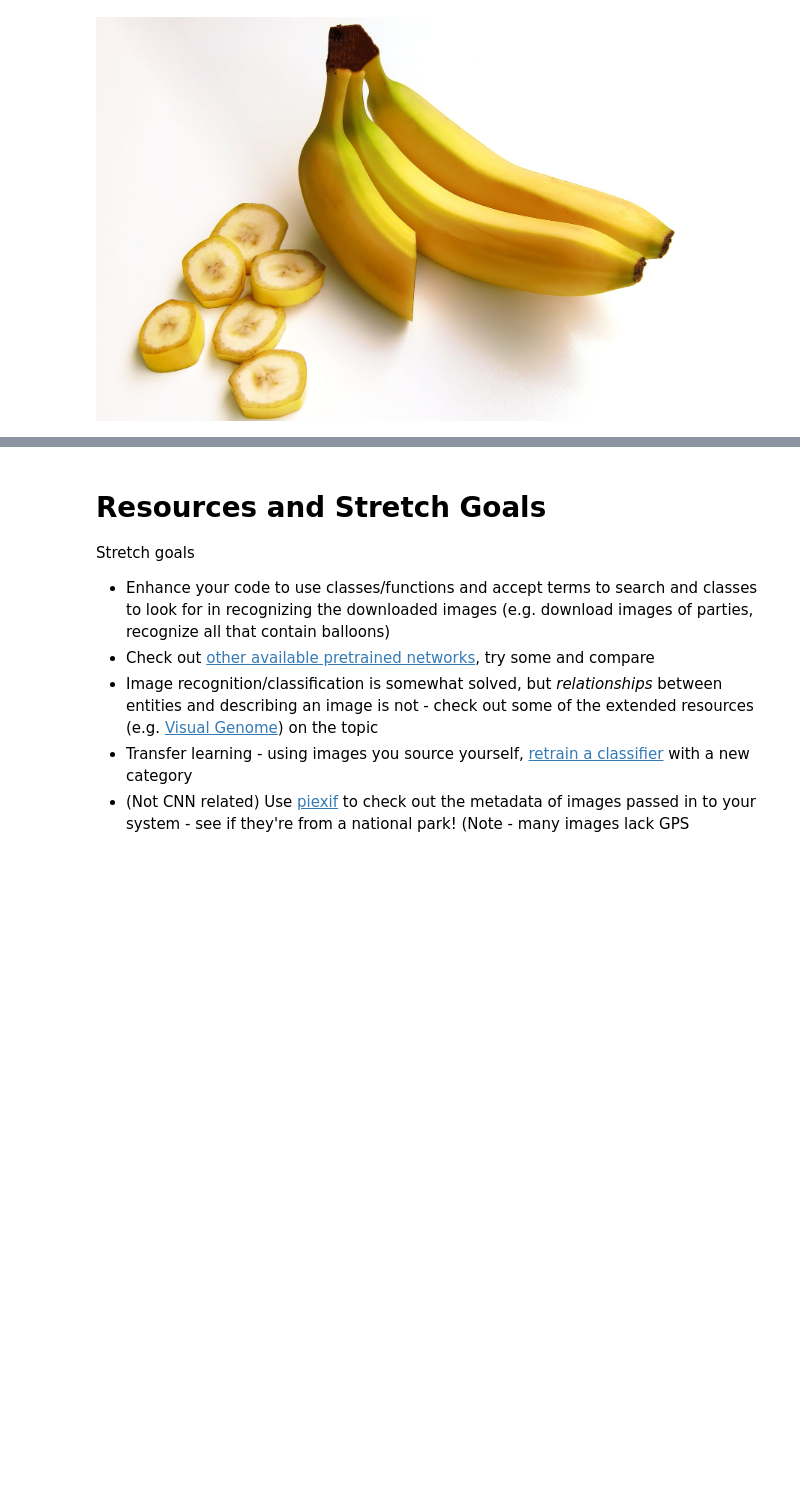
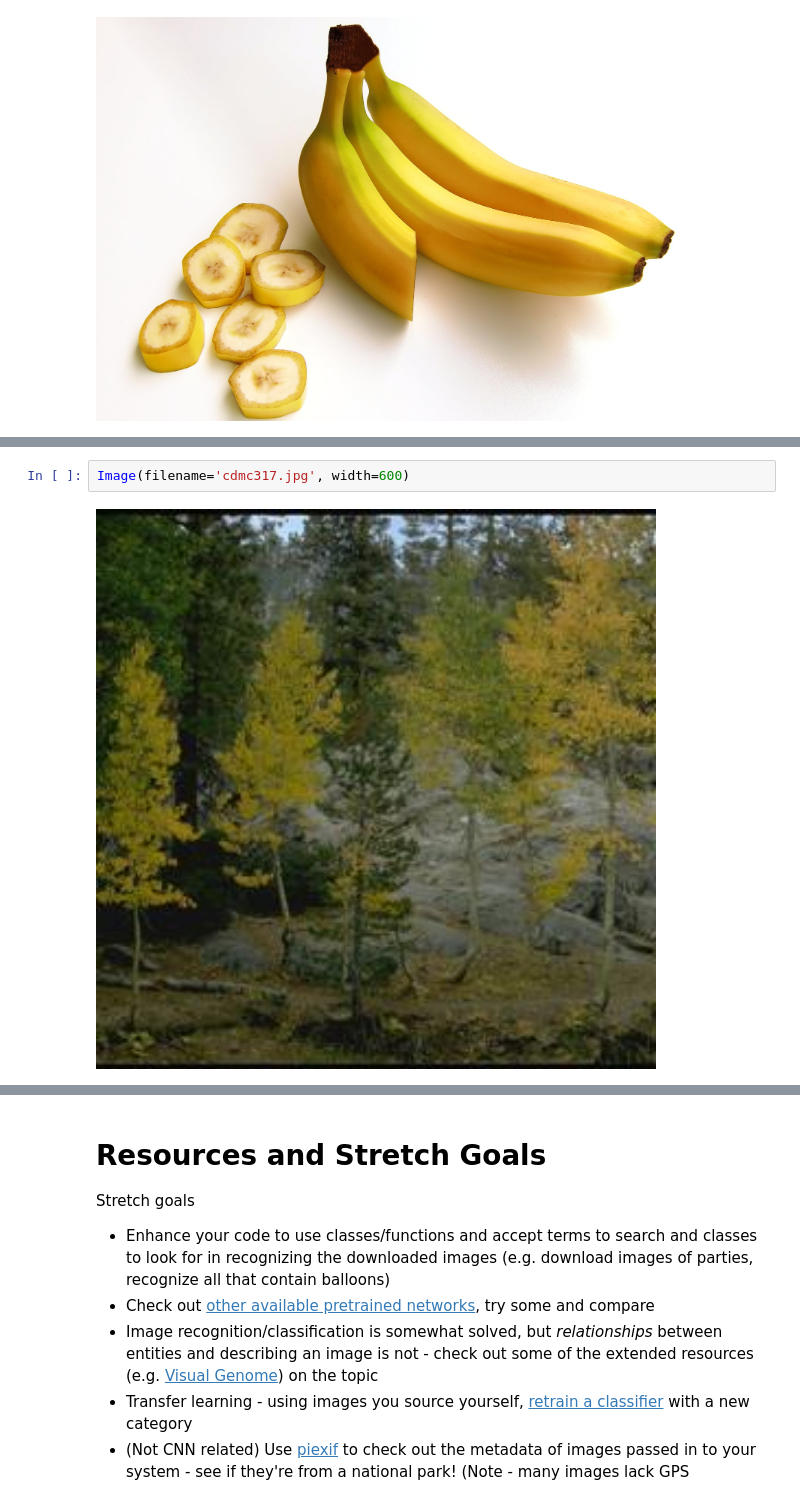
Before and after one commit to John-G-Thomas/DS-Unit-4-Sprint-3-Deep-Learning, a Jupyter notebook: module2-convolutional-neural-networks/LS_DS_432_Convolution_Neural_Networks_Assignment.ipynb, the cells around one changed output, grey strips where cells are left out. Drawn from its saved outputs; the diff is of its cells as text; blank space fills up the shorter version.

```diff
--- a/module2-convolutional-neural-networks/LS_DS_432_Convolution_Neural_Networks_Assignment.ipynb
+++ b/module2-convolutional-neural-networks/LS_DS_432_Convolution_Neural_Networks_Assignment.ipynb
@@ -640,0 +555,4 @@ WARNING:tensorflow:8 out of the last 8 calls to <function Model.make_predict_fun
+# %%
+Image(filename='cdmc317.jpg', width=600)
+# %% [output]
+[figure, added]
```
Also changed, not shown: parts of 26 cells of this notebook.
